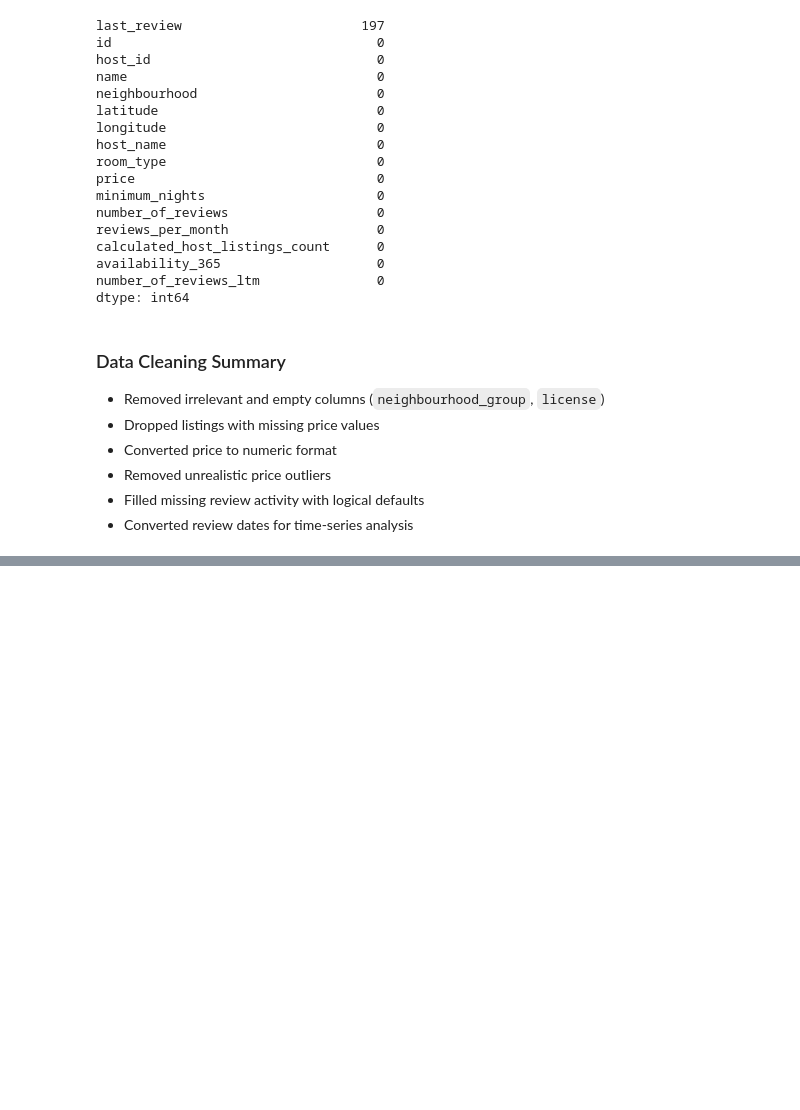
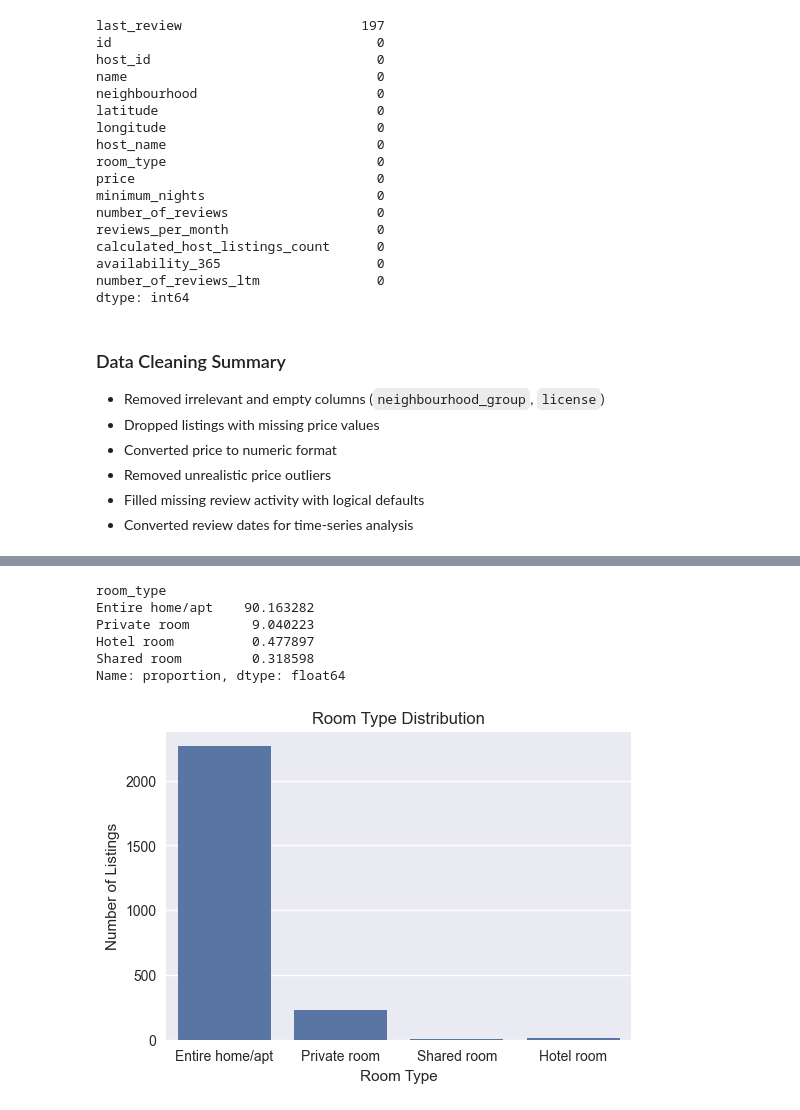
Before and after one commit to kaushalkumar94/airbnb-asheville-analysis, a Jupyter notebook: notebooks/airbnb_asheville_analysis.ipynb, the cells around one changed output, grey strips where cells are left out. Saved outputs shown, nothing was run; the diff lists cells and outputs as text; code cells hidden in the pictures; blank space fills up the shorter version.

Commit message:
done some eda on the cleaned data

```diff
--- a/notebooks/airbnb_asheville_analysis.ipynb
+++ b/notebooks/airbnb_asheville_analysis.ipynb
@@ -233,0 +274,23 @@ dtype: int64
+# %%
+# Count number of listings per room type
+room_type_counts = listings["room_type"].value_counts(normalize=True) * 100
+
+room_type_counts
+# %% [output]
+room_type
+Entire home/apt    90.163282
+Private room        9.040223
+Hotel room          0.477897
+Shared room         0.318598
+Name: proportion, dtype: float64
+# %%
+# Visualize room type distribution
+plt.figure(figsize=(6, 4))
+sns.countplot(data=listings, x="room_type")
+
+plt.title("Room Type Distribution")
+plt.xlabel("Room Type")
+plt.ylabel("Number of Listings")
+plt.show()
+# %% [output]
+[figure, added]
```
Also changed, not shown: parts of 18 cells of this notebook.
